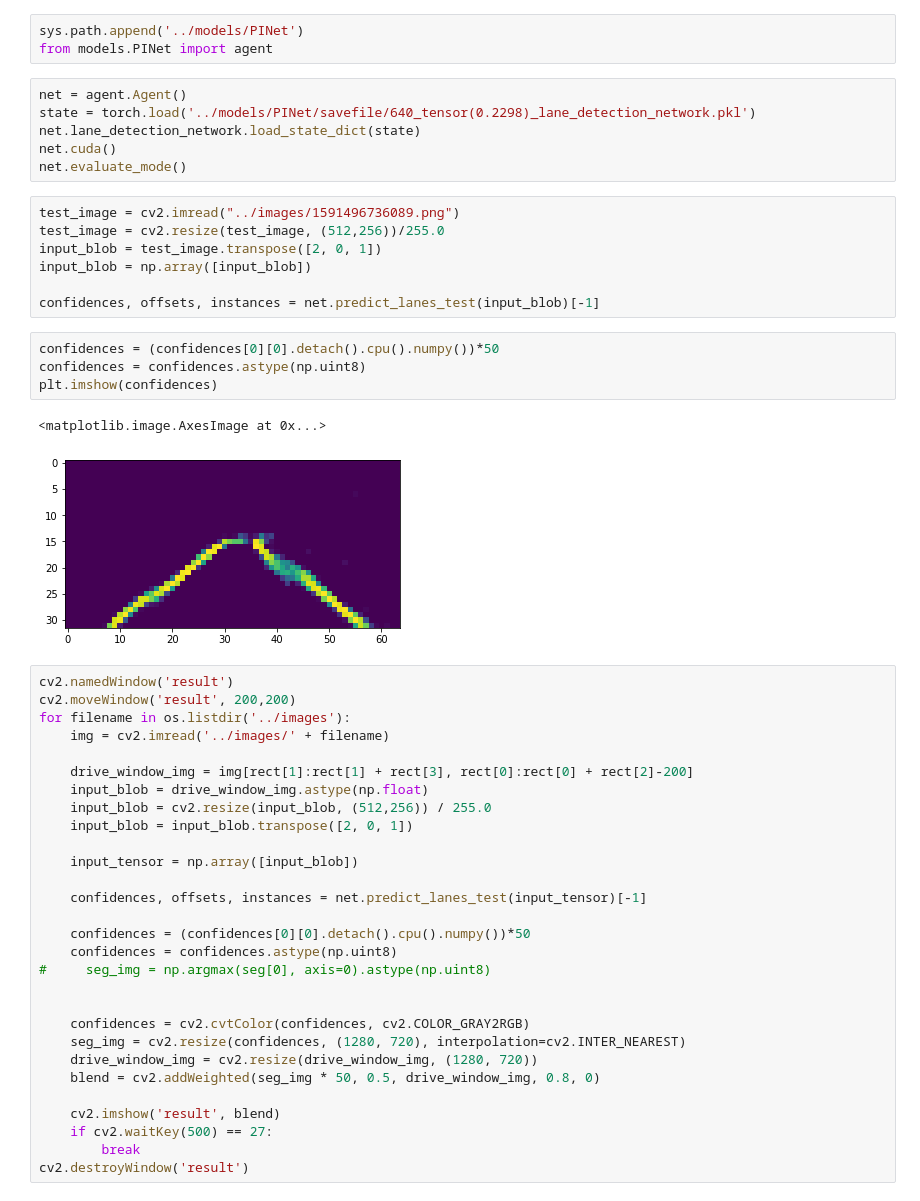
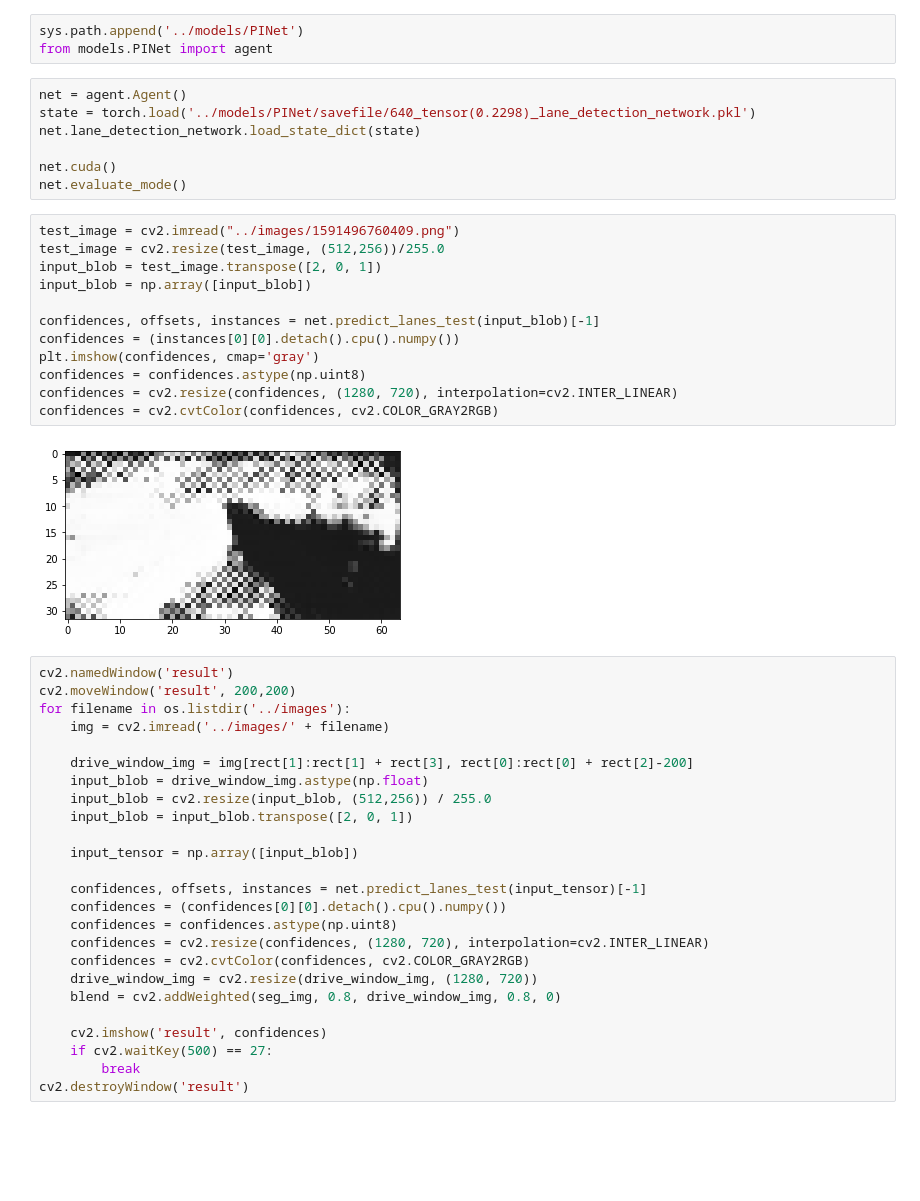
Before and after one commit to evopen/auto-ets2, a Jupyter notebook: scripts/Untitled.ipynb, the cells around one changed output. Cells and saved outputs as stored; diff of their text form; blank space fills up the shorter version.

```diff
--- a/scripts/Untitled.ipynb
+++ b/scripts/Untitled.ipynb
@@ -113,22 +133,23 @@ from models.PINet import agent
 net = agent.Agent()
 state = torch.load('../models/PINet/savefile/640_tensor(0.2298)_lane_detection_network.pkl')
 net.lane_detection_network.load_state_dict(state)
+
 net.cuda()
 net.evaluate_mode()
 # %%
-test_image = cv2.imread("../images/1591496736089.png")
+test_image = cv2.imread("../images/1591496760409.png")
 test_image = cv2.resize(test_image, (512,256))/255.0
 input_blob = test_image.transpose([2, 0, 1])
 input_blob = np.array([input_blob])
 
 confidences, offsets, instances = net.predict_lanes_test(input_blob)[-1]
+confidences = (instances[0][0].detach().cpu().numpy())
+plt.imshow(confidences, cmap='gray')
+confidences = confidences.astype(np.uint8)
+confidences = cv2.resize(confidences, (1280, 720), interpolation=cv2.INTER_LINEAR)
+confidences = cv2.cvtColor(confidences, cv2.COLOR_GRAY2RGB)
+# %% [output]
+[figure, added]
-# %%
-confidences = (confidences[0][0].detach().cpu().numpy())*50
-confidences = confidences.astype(np.uint8)
-plt.imshow(confidences)
-# %% [output]
-<matplotlib.image.AxesImage at 0x...>
-[figure, removed]
 # %%
 cv2.namedWindow('result')
 cv2.moveWindow('result', 200,200)
@@ -143,18 +164,14 @@ for filename in os.listdir('../images'):
     input_tensor = np.array([input_blob])
 
     confidences, offsets, instances = net.predict_lanes_test(input_tensor)[-1]
+    confidences = (confidences[0][0].detach().cpu().numpy())
+    confidences = confidences.astype(np.uint8)
+    confidences = cv2.resize(confidences, (1280, 720), interpolation=cv2.INTER_LINEAR)
+    confidences = cv2.cvtColor(confidences, cv2.COLOR_GRAY2RGB)
+    drive_window_img = cv2.resize(drive_window_img, (1280, 720))
+    blend = cv2.addWeighted(seg_img, 0.8, drive_window_img, 0.8, 0)
 
-    confidences = (confidences[0][0].detach().cpu().numpy())*50
-    confidences = confidences.astype(np.uint8)
-#     seg_img = np.argmax(seg[0], axis=0).astype(np.uint8)
-
-
-    confidences = cv2.cvtColor(confidences, cv2.COLOR_GRAY2RGB)
-    seg_img = cv2.resize(confidences, (1280, 720), interpolation=cv2.INTER_NEAREST)
-    drive_window_img = cv2.resize(drive_window_img, (1280, 720))
-    blend = cv2.addWeighted(seg_img * 50, 0.5, drive_window_img, 0.8, 0)
-
-    cv2.imshow('result', blend)
+    cv2.imshow('result', confidences)
     if cv2.waitKey(500) == 27:
         break
 cv2.destroyWindow('result')
```
Also changed, not shown: parts of 15 cells of this notebook, 4 other files.
